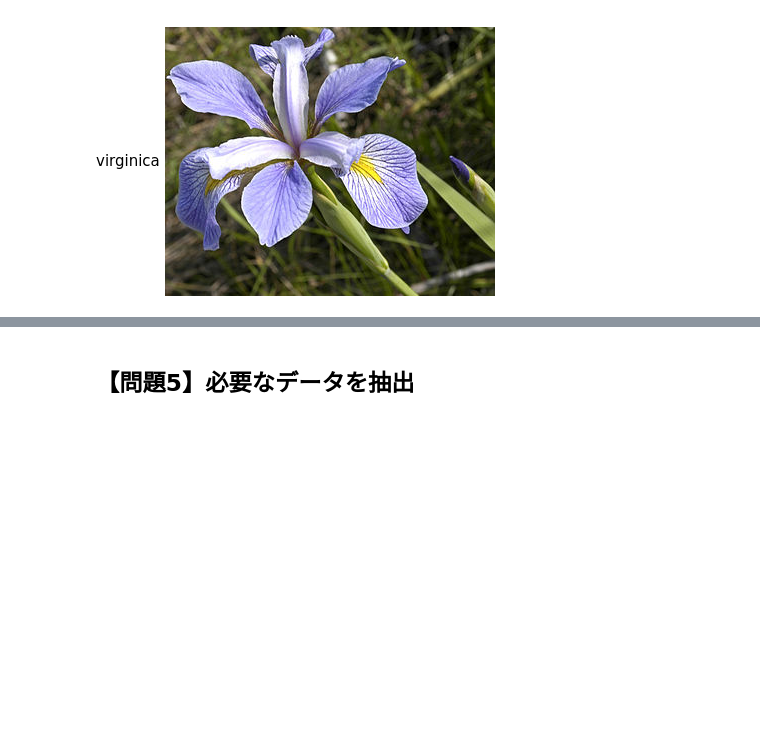
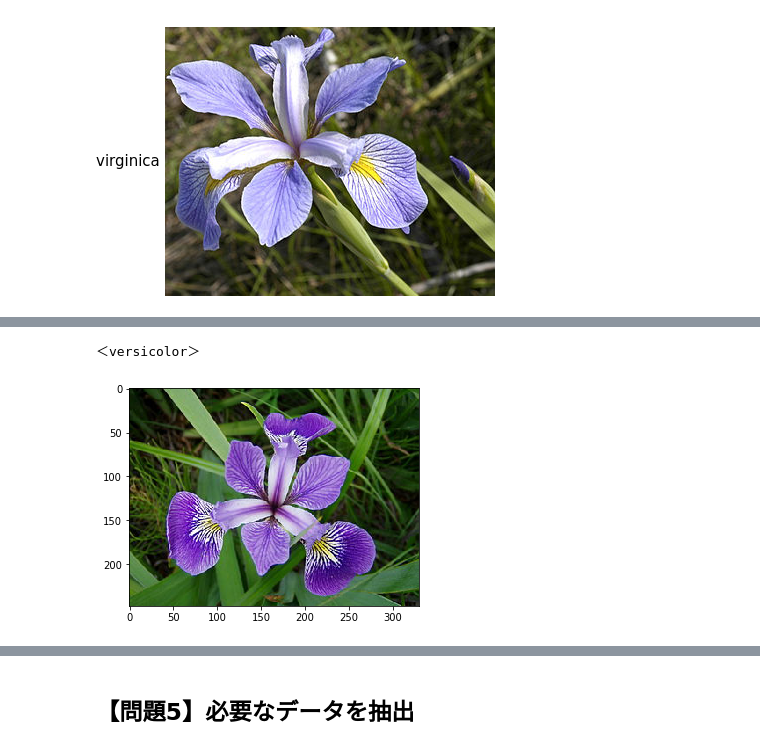
Before and after one commit to takatoshi-ii/diveintocode-ml, a Jupyter notebook: week3/Week3授業前課題1.ipynb, the cells around one changed output, grey strips where cells are left out. Saved outputs shown, nothing was run; the diff lists cells and outputs as text; code cells hidden in the pictures; blank space fills up the shorter version.

```diff
--- a/week3/Week3授業前課題1.ipynb
+++ b/week3/Week3授業前課題1.ipynb
@@ -212,0 +222,7 @@ virginica
+# %%
+img_versicolor = mpimg.imread("./Iris_versicolor.jpg")
+print("＜versicolor＞")
+imgplot = plt.imshow(img_versicolor)
+# %% [output]
+＜versicolor＞
+[figure, added]
```
Also changed, not shown: parts of 2 cells of this notebook.
